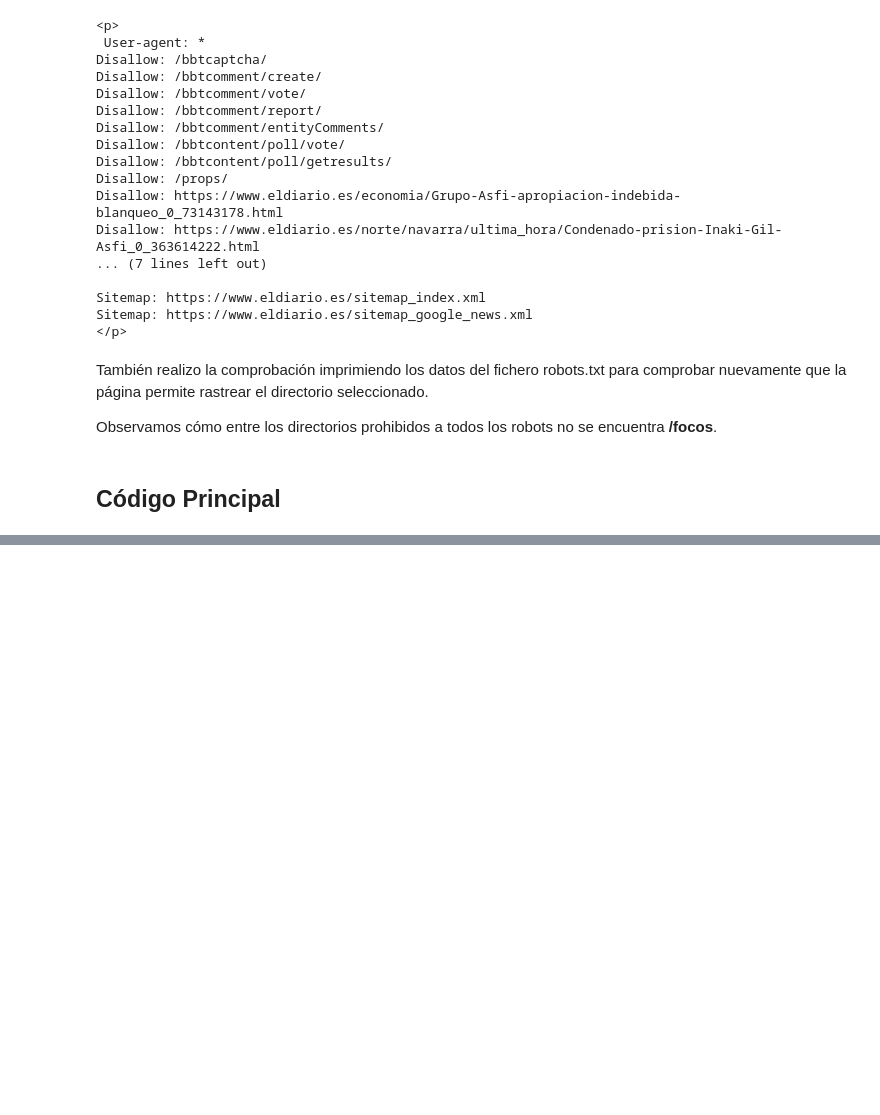
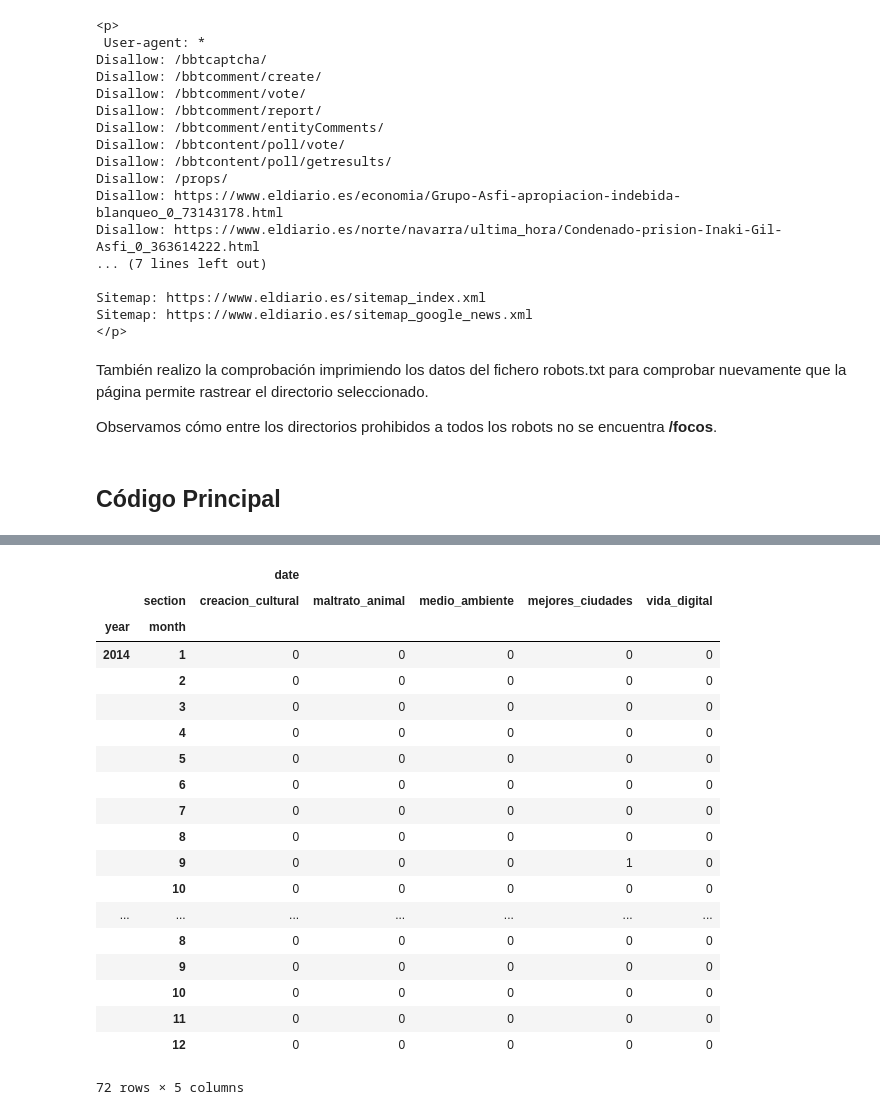
Before and after one commit to guiserguez/webScrapping, a Jupyter notebook: Practica1_webScrapping.ipynb, the cells around one changed output, grey strips where cells are left out. Cells and saved outputs as stored; diff of their text form; code cells hidden in the pictures; blank space fills up the shorter version.

```diff
--- a/Practica1_webScrapping.ipynb
+++ b/Practica1_webScrapping.ipynb
@@ -181,0 +309,25 @@ save_dataset(csvData, header)
+# %%
+#Por último, agrupamos por sección
+news_reduced_year_month_section = news_reduced_year_month.groupby(['year','month','section']).sum().unstack(level=-1,fill_value=0)[['date']]
+news_reduced_year_month_section
+# %% [output]
+|  |  | date |  |  |  |  |
+|  | section | creacion_cultural | maltrato_animal | medio_ambiente | mejores_ciudades | vida_digital |
+| year | month |  |  |  |  |  |
+| 2014 | 1 | 0 | 0 | 0 | 0 | 0 |
+|  | 2 | 0 | 0 | 0 | 0 | 0 |
+|  | 3 | 0 | 0 | 0 | 0 | 0 |
+|  | 4 | 0 | 0 | 0 | 0 | 0 |
+|  | 5 | 0 | 0 | 0 | 0 | 0 |
+|  | 6 | 0 | 0 | 0 | 0 | 0 |
+|  | 7 | 0 | 0 | 0 | 0 | 0 |
+|  | 8 | 0 | 0 | 0 | 0 | 0 |
+|  | 9 | 0 | 0 | 0 | 1 | 0 |
+|  | 10 | 0 | 0 | 0 | 0 | 0 |
+| ... | ... | ... | ... | ... | ... | ... |
+|  | 8 | 0 | 0 | 0 | 0 | 0 |
+|  | 9 | 0 | 0 | 0 | 0 | 0 |
+|  | 10 | 0 | 0 | 0 | 0 | 0 |
+|  | 11 | 0 | 0 | 0 | 0 | 0 |
+|  | 12 | 0 | 0 | 0 | 0 | 0 |
+72 rows × 5 columns
```
Also changed, not shown: parts of 18 cells of this notebook, 2 other files.
